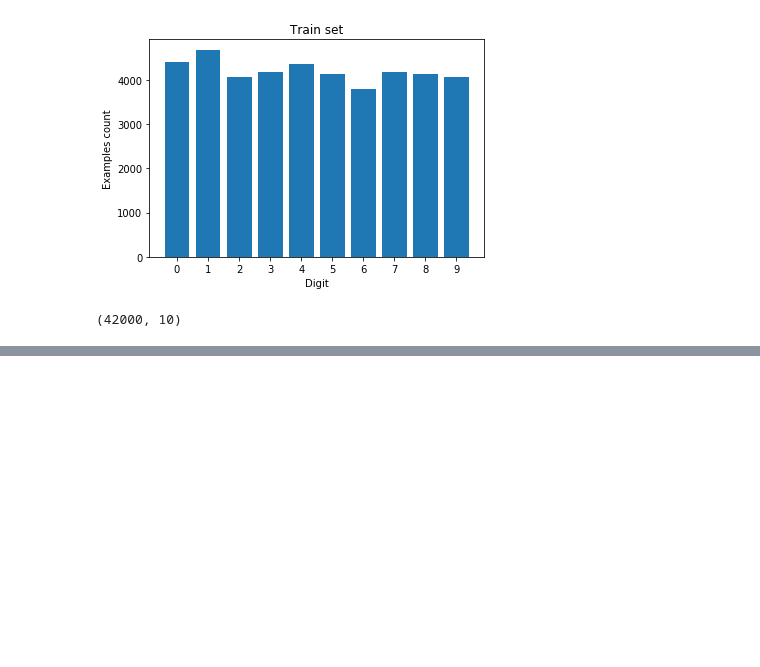
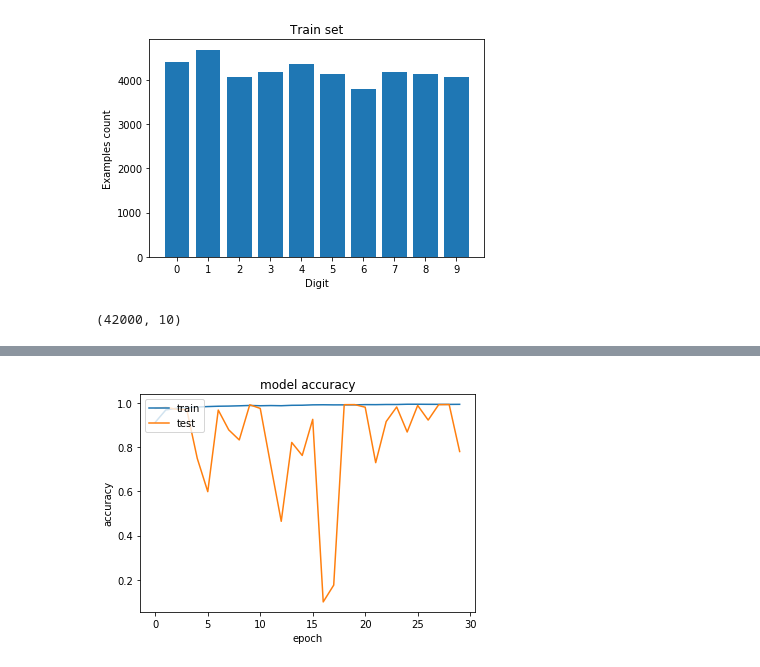
Before and after one commit to slvDev/Digit-Recognizer-CNN-Keras, a Jupyter notebook: Digit_Recognizer_CNN.ipynb, the cells around one changed output, grey strips where cells are left out. Cells and saved outputs as stored; diff of their text form; code cells hidden in the pictures; blank space fills up the shorter version.

Commit message:
add proper data split

```diff
--- a/Digit_Recognizer_CNN.ipynb
+++ b/Digit_Recognizer_CNN.ipynb
@@ -69,0 +97,30 @@ plt.imshow(img, cmap=plt.cm.binary)
+# %%
+model = tf.keras.models.Sequential([
+    tf.keras.layers.Conv2D(16, (3,3), activation='relu', input_shape=(28, 28, 1)),
+    tf.keras.layers.BatchNormalization(),
+    tf.keras.layers.Conv2D(16, (3,3), activation='relu'),
+    tf.keras.layers.BatchNormalization(),
+    tf.keras.layers.MaxPooling2D(2, 2),
+    tf.keras.layers.Dropout(0.2),
+
+    tf.keras.layers.Conv2D(32, (3,3), activation='relu'),
+    tf.keras.layers.BatchNormalization(),
+    tf.keras.layers.Conv2D(32, (3,3), activation='relu'),
+    tf.keras.layers.BatchNormalization(),
+    tf.keras.layers.MaxPooling2D(2, 2),
+    tf.keras.layers.Dropout(0.2),
+
+    tf.keras.layers.Flatten(),
+    #tf.keras.layers.Dropout(0.5),
+
+    tf.keras.layers.Dense(256, activation='relu'),
+    tf.keras.layers.BatchNormalization(),
+    tf.keras.layers.Dropout(0.5),
+
+    tf.keras.layers.Dense(10, activation='softmax')
+])
+
+
+model.compile(loss='categorical_crossentropy',
+              optimizer='adam',
+              metrics=['acc'])
@@ -69,0 +129,7 @@ plt.imshow(img, cmap=plt.cm.binary)
+# %%
+batch_size = 64
+history = model.fit_generator(
+        train_datagen.flow(X_train, y_train, batch_size=batch_size),
+        epochs=20,
+        validation_data=val_datagen.flow(X_val, y_val, batch_size=batch_size),
+        )
@@ -69,0 +142,10 @@ plt.imshow(img, cmap=plt.cm.binary)
+# %%
+plt.plot(history.history['acc'])
+plt.plot(history.history['val_acc'])
+plt.title('model accuracy')
+plt.ylabel('accuracy')
+plt.xlabel('epoch')
+plt.legend(['train', 'test'], loc='upper left')
+plt.show()
+# %% [output]
+[figure, added]
```
Also changed, not shown: parts of 9 cells of this notebook.
